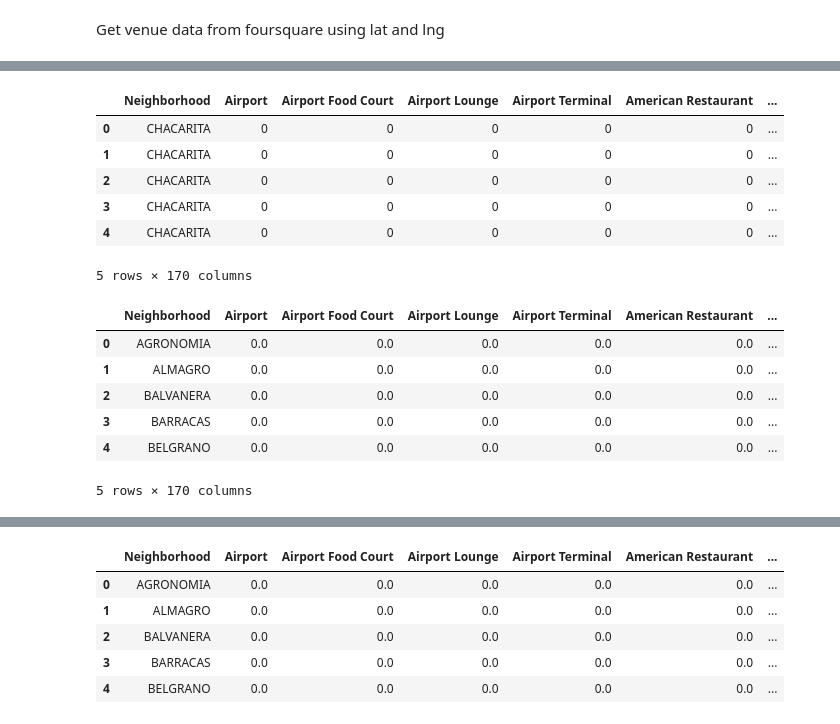
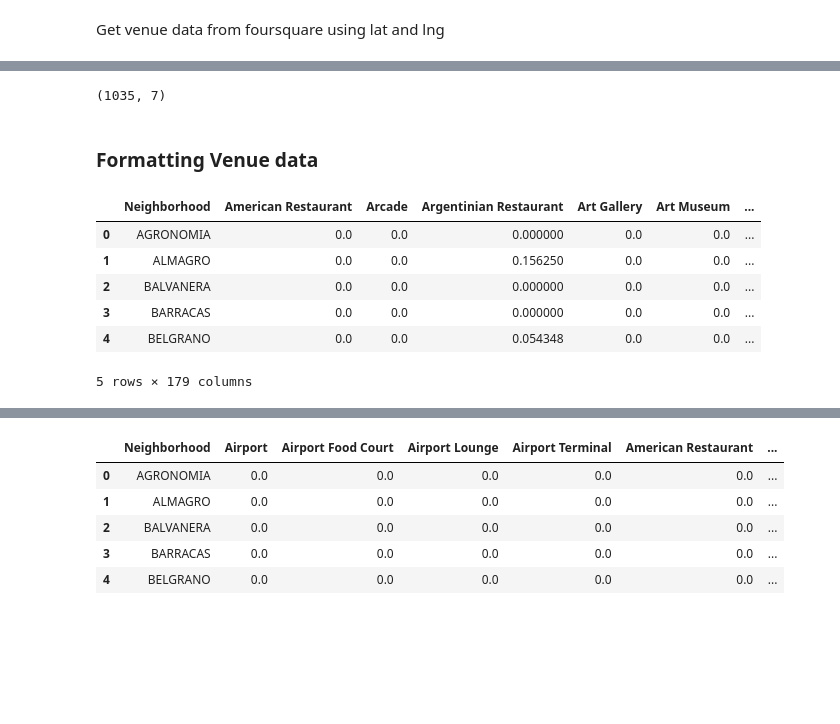
Before and after one commit to Bromus001/PersistentSearch, a Jupyter notebook: Capstone_Project.ipynb, the cells around one changed output, grey strips where cells are left out. Saved outputs shown, nothing was run; the diff lists cells and outputs as text; code cells hidden in the pictures; blank space fills up the shorter version.

```diff
--- a/Capstone_Project.ipynb
+++ b/Capstone_Project.ipynb
@@ -51,6 +77,10 @@ Saving barrios.txt to barrios.txt
 # %%
 # Read the source file and apply basic cleaning
-df_bsas = pd.read_csv('barrios.txt', sep='\t', low_memory=False, encoding="latin1")
+url = "https://data.buenosaires.gob.ar/api/files/barrios.csv/download/csv"
+df_bsas = pd.read_csv(url, sep=',', low_memory=False, encoding="latin1")
+
 
 df_bsas["polygon"] = df_bsas["WKT"].str.replace("POLYGON", "")
 df_bsas["polygon"] = df_bsas["polygon"].apply(lambda x: str(x).replace("(", "").replace(")", ""))
+
+df_bsas.head()
@@ -99,0 +138,9 @@ df_bsas.head()
+# %%
+# Get Lat & Lng of Buenos Aires City
+address = 'Buenos Aires, AR'
+
+geolocator = Nominatim()
+location = geolocator.geocode(address)
+latitude = location.latitude
+longitude = location.longitude
+print('The geograpical coordinate of Buenos Aires City are {}, {}.'.format(latitude, longitude))
@@ -159,7 +210,7 @@ def get_venues(name, lat, lng):
 # Get all Venues from FourSquare
 all_venues = []
 
-for index, row in df.iterrows():
+for index, row in df_bsas.iterrows():
   print("Processing {}".format(row["barrio"]))
   venues = get_venues(row["barrio"], row["center_lat"], row["center_lng"])
   all_venues.extend(venues)
@@ -202,38 +253,33 @@ df_venues.head()
 | 2 | CHACARITA | -34.588065 | -58.452682 | Albamonte Ristorante | -34.587803 | -58.453075 | ... |
 | 3 | CHACARITA | -34.588065 | -58.452682 | Fábrica de Churros Olleros | -34.586983 | -58.453640 | ... |
 | 4 | CHACARITA | -34.588065 | -58.452682 | Pizzería Santa María | -34.587238 | -58.454005 | ... |
+# %%
+df_venues.shape
+# %% [output]
+(1035, 7)
+# %% [markdown]
+### **Formatting Venue data**
 # %%
 # one hot encoding
 df_bsas_onehot = pd.get_dummies(df_venues[['Venue Category']], prefix="", prefix_sep="")
 
 # add neighborhood column back to dataframe
 df_bsas_onehot['Neighborhood'] = df_venues['Neighborhood']
 
 
 
 # move neighborhood column to the first column
 fixed_columns = ["Neighborhood"] + [col for col in df_bsas_onehot.columns.tolist() if col not in ["Neighborhood"]]
-
 df_bsas_onehot = df_bsas_onehot[fixed_columns]
 
-df_bsas_onehot.head()
+# Grouping by Neighborhood and calculate the mean of the frecuency of each venue
+df_bsas_grouped = df_bsas_onehot.groupby(["Neighborhood"]).mean().reset_index()
+df_bsas_grouped.head()
 # %% [output]
-|  | Neighborhood | Airport | Airport Food Court | Airport Lounge | Airport Terminal | American Restaurant | ... |
-| 0 | CHACARITA | 0 | 0 | 0 | 0 | 0 | ... |
-| 1 | CHACARITA | 0 | 0 | 0 | 0 | 0 | ... |
-| 2 | CHACARITA | 0 | 0 | 0 | 0 | 0 | ... |
-| 3 | CHACARITA | 0 | 0 | 0 | 0 | 0 | ... |
-| 4 | CHACARITA | 0 | 0 | 0 | 0 | 0 | ... |
+|  | Neighborhood | American Restaurant | Arcade | Argentinian Restaurant | Art Gallery | Art Museum | ... |
+| 0 | AGRONOMIA | 0.0 | 0.0 | 0.000000 | 0.0 | 0.0 | ... |
+| 1 | ALMAGRO | 0.0 | 0.0 | 0.156250 | 0.0 | 0.0 | ... |
+| 2 | BALVANERA | 0.0 | 0.0 | 0.000000 | 0.0 | 0.0 | ... |
+| 3 | BARRACAS | 0.0 | 0.0 | 0.000000 | 0.0 | 0.0 | ... |
+| 4 | BELGRANO | 0.0 | 0.0 | 0.054348 | 0.0 | 0.0 | ... |
-5 rows × 170 columns
+5 rows × 179 columns
-# %%
-# Grouping by Neighborhood and calculate the mean of the frecuency of each venue
-df_bsas_grouped = df_bsas_onehot.groupby(["Neighborhood"]).mean().reset_index()
-df_bsas_grouped.head()
-# %% [output]
-|  | Neighborhood | Airport | Airport Food Court | Airport Lounge | Airport Terminal | American Restaurant | ... |
-| 0 | AGRONOMIA | 0.0 | 0.0 | 0.0 | 0.0 | 0.0 | ... |
-| 1 | ALMAGRO | 0.0 | 0.0 | 0.0 | 0.0 | 0.0 | ... |
-| 2 | BALVANERA | 0.0 | 0.0 | 0.0 | 0.0 | 0.0 | ... |
-| 3 | BARRACAS | 0.0 | 0.0 | 0.0 | 0.0 | 0.0 | ... |
-| 4 | BELGRANO | 0.0 | 0.0 | 0.0 | 0.0 | 0.0 | ... |
-5 rows × 170 columns
```
Also changed, not shown: parts of 27 cells of this notebook.
